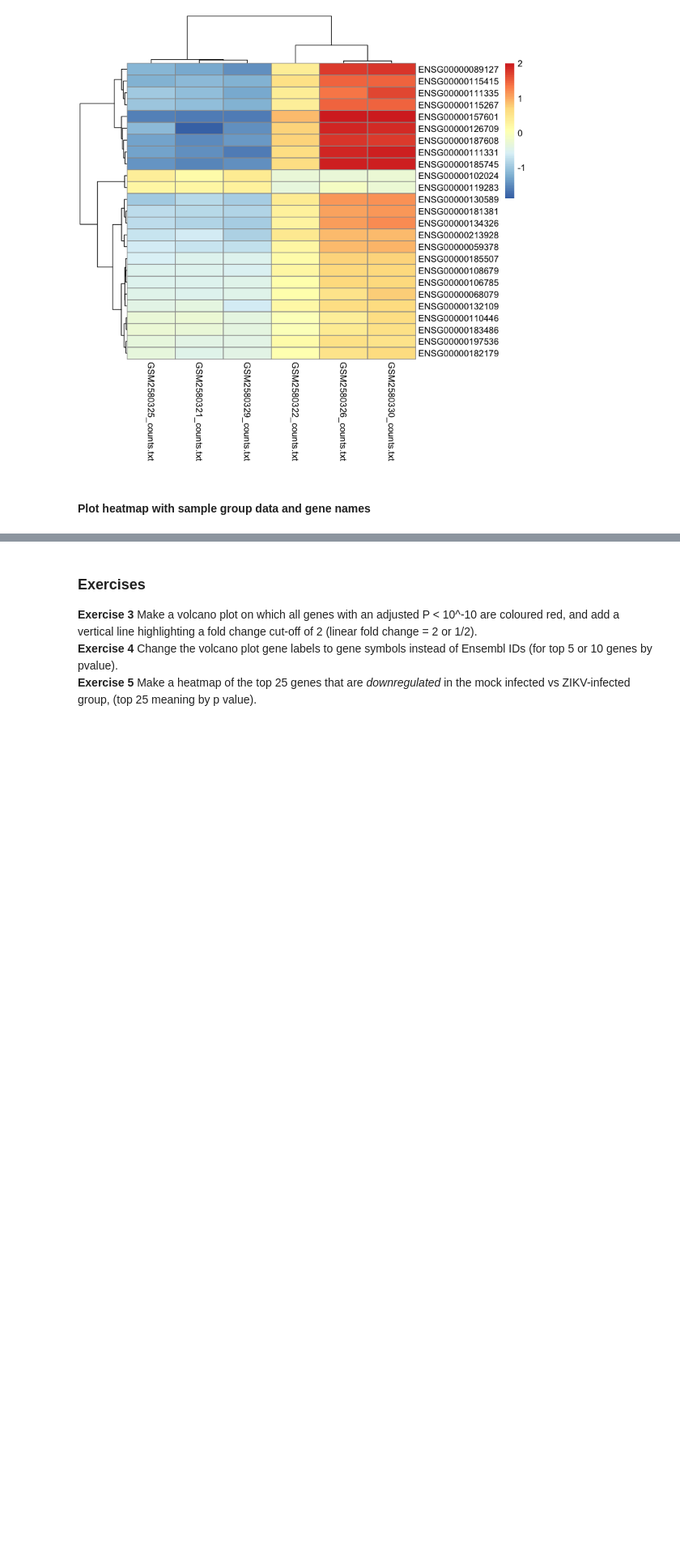
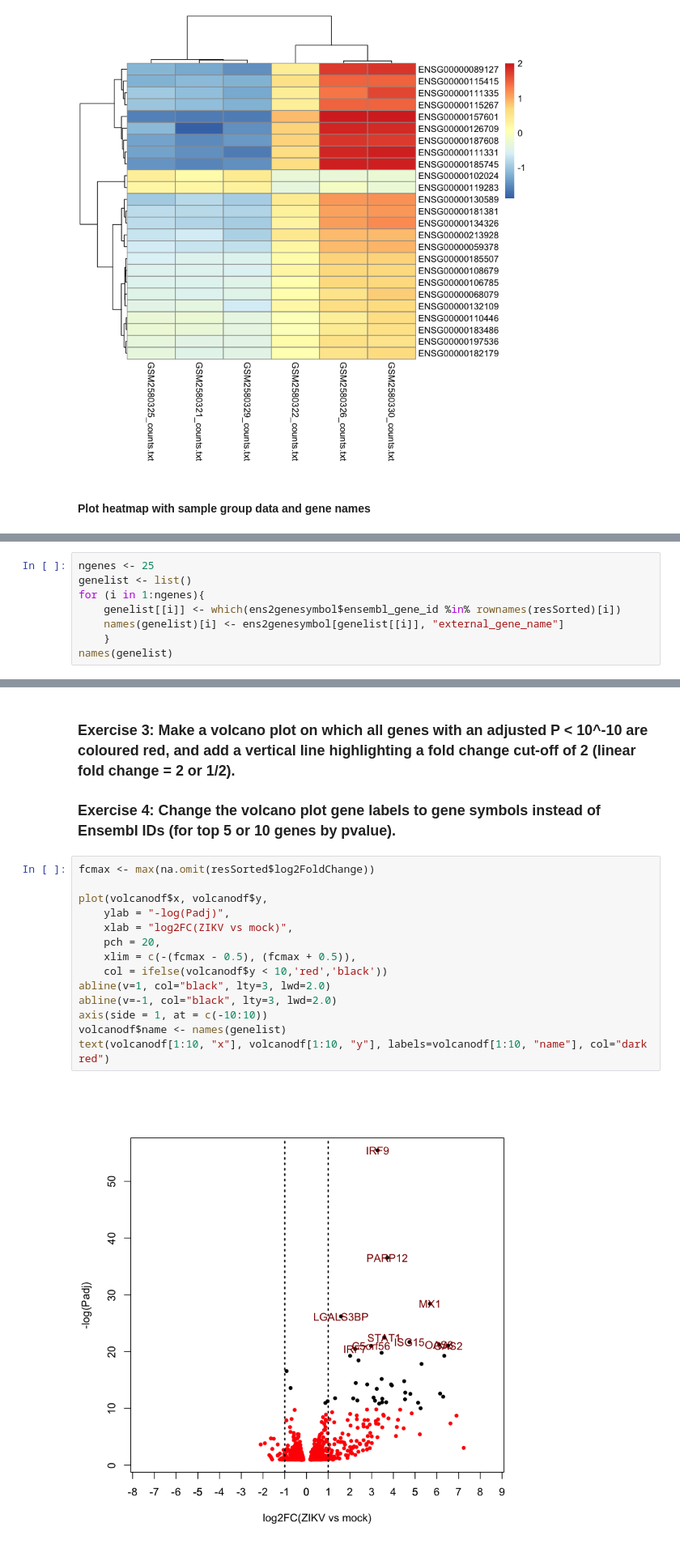
Before and after one commit to ShaunFChen/Applied-Bioinformatics-HW, a Jupyter notebook: Unit2-RNAseq/3.6_DESeq2_differential_expression_analysis.ipynb, the cells around one changed output, grey strips where cells are left out. Shown at 81% size. Drawn from its saved outputs; the diff is of its cells as text; blank space fills up the shorter version.

```diff
--- a/Unit2-RNAseq/3.6_DESeq2_differential_expression_analysis.ipynb
+++ b/Unit2-RNAseq/3.6_DESeq2_differential_expression_analysis.ipynb
@@ -375,0 +370,8 @@ pheatmap(mat,
+# %%
+ngenes <- 25
+genelist <- list()
+for (i in 1:ngenes){
+    genelist[[i]] <- which(ens2genesymbol$ensembl_gene_id %in% rownames(resSorted)[i])
+    names(genelist)[i] <- ens2genesymbol[genelist[[i]], "external_gene_name"]
+    }
+names(genelist)
@@ -376,5 +407,19 @@ pheatmap(mat,
 # %% [markdown]
-### Exercises
-**Exercise 3** Make a volcano plot on which all genes with an adjusted P < 10^-10 are coloured red, and add a vertical line highlighting a fold change cut-off of 2 (linear fold change = 2 or 1/2).
-**Exercise 4** Change the volcano plot gene labels to gene symbols instead of Ensembl IDs (for top 5 or 10 genes by pvalue).
-**Exercise 5** Make a heatmap of the top 25 genes that are *downregulated* in the mock infected vs ZIKV-infected group, (top 25 meaning by p value).
+### Exercise 3: Make a volcano plot on which all genes with an adjusted P < 10^-10 are coloured red, and add a vertical line highlighting a fold change cut-off of 2 (linear fold change = 2 or 1/2).
+### Exercise 4: Change the volcano plot gene labels to gene symbols instead of Ensembl IDs (for top 5 or 10 genes by pvalue).
+# %%
+fcmax <- max(na.omit(resSorted$log2FoldChange))
+
+plot(volcanodf$x, volcanodf$y,
+    ylab = "-log(Padj)",
+    xlab = "log2FC(ZIKV vs mock)",
+    pch = 20,
+    xlim = c(-(fcmax - 0.5), (fcmax + 0.5)),
+    col = ifelse(volcanodf$y < 10,'red','black'))
+abline(v=1, col="black", lty=3, lwd=2.0)
+abline(v=-1, col="black", lty=3, lwd=2.0)
+axis(side = 1, at = c(-10:10))
+volcanodf$name <- names(genelist)
+text(volcanodf[1:10, "x"], volcanodf[1:10, "y"], labels=volcanodf[1:10, "name"], col="dark red")
+# %% [output]
+[figure, added]
```
Also changed, not shown: parts of 17 cells of this notebook, 3 other files.
